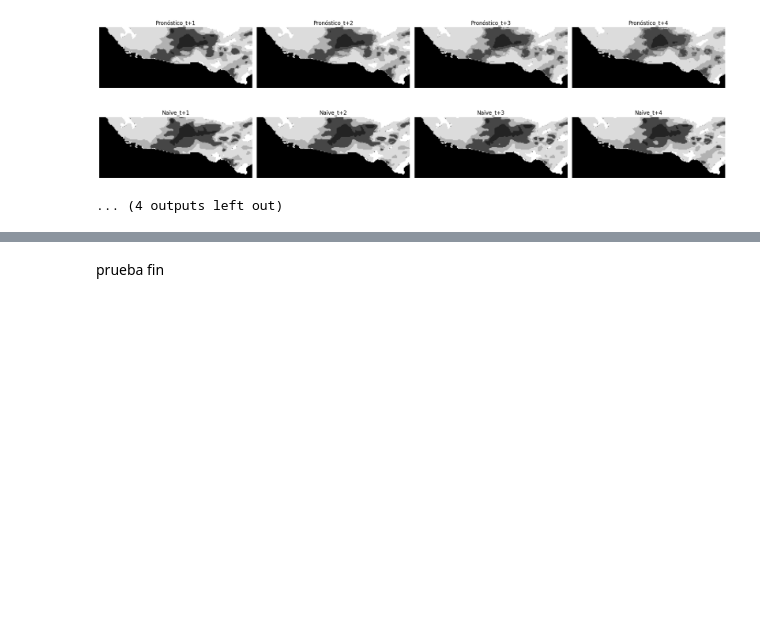
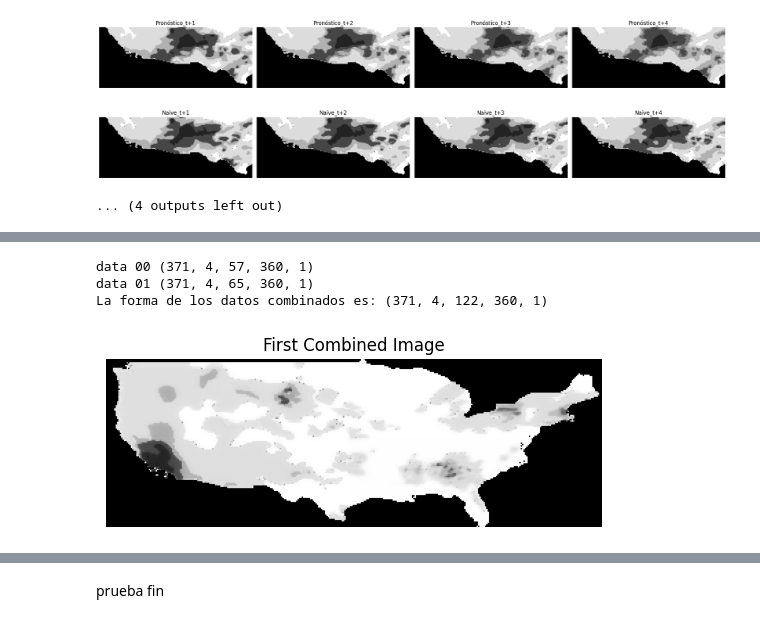
Before and after one commit to SahirReyes30/ImageXpartes, a Jupyter notebook: AlgorimoConvLSTM.ipynb, the cells around one changed output, grey strips where cells are left out. Drawn from its saved outputs; the diff is of its cells as text; code cells hidden in the pictures; blank space fills up the shorter version.

```diff
--- a/AlgorimoConvLSTM.ipynb
+++ b/AlgorimoConvLSTM.ipynb
@@ -768 +848,25 @@ COLORSS [[0.        ]
+# %%
+combined_data0 = combined_data0[:, :, :-4, :, ]
+combined_data1 = combined_data1[:, :, 6:, :, ]
+print("data 00",combined_data0.shape)
+print("data 01",combined_data1.shape)
+
+#concatena los datos
+combined_data = np.concatenate((combined_data0, combined_data1), axis=2)
+
+# La forma final esperada debería ser (371, 4, 122, 360, 1)
+print("La forma de los datos combinados es:", combined_data.shape)
+
+plt.imshow(combined_data[0,0], cmap='gray')
+plt.title("First Combined Image")
+plt.axis('off')
+plt.show()
+
+# Guardar el array combinado
+np.save("DroughtDatasetMask/dataset/BordesNuevos/ImagenCompleta/imageComplete.npy", combined_data)
+# %% [output]
+data 00 (371, 4, 57, 360, 1)
+data 01 (371, 4, 65, 360, 1)
+La forma de los datos combinados es: (371, 4, 122, 360, 1)
+[figure, added]
 # %%
```
Also changed, not shown: parts of 29 cells of this notebook.
